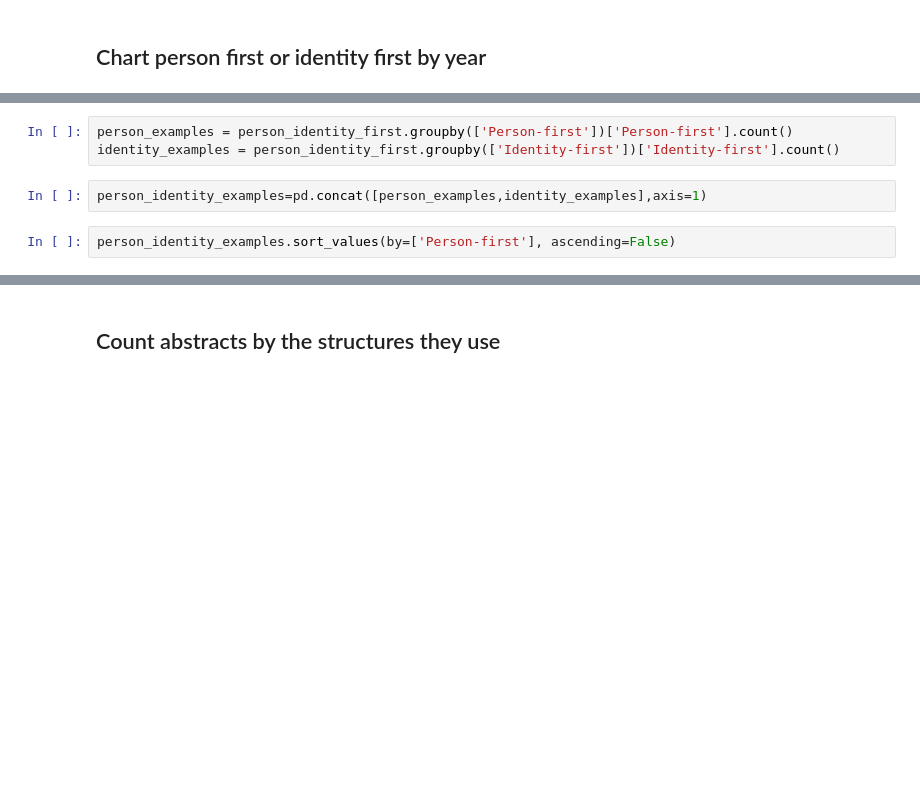
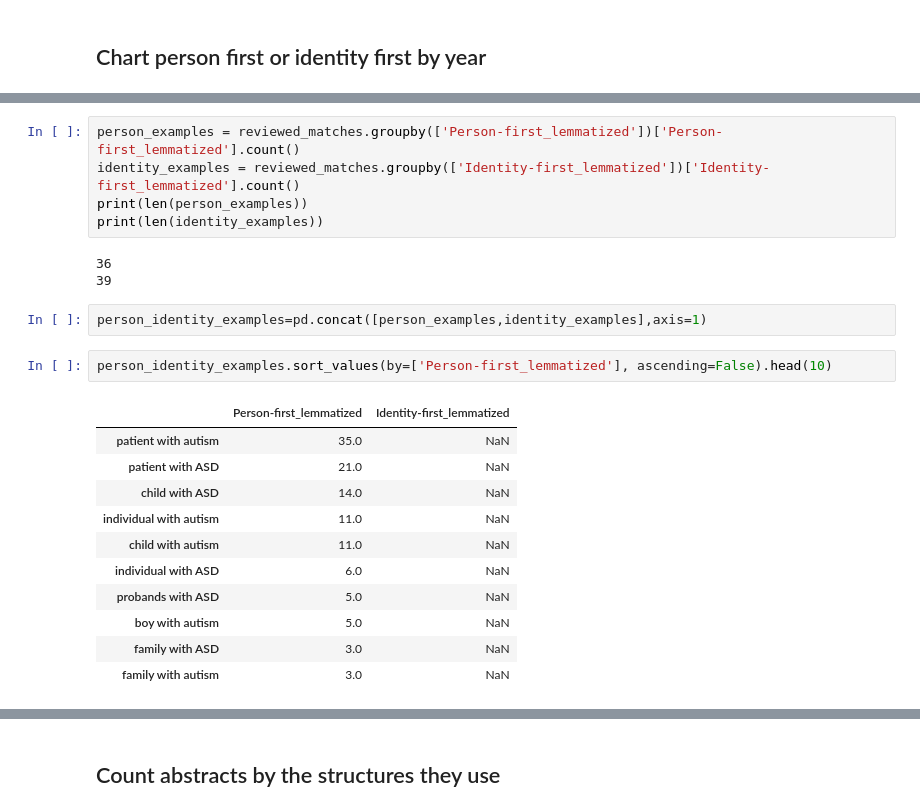
Before and after one commit to UKDataServiceOpen/Person_Identy_First_Language, a Jupyter notebook: 2023_Second_analysis/code/3_Pattern_matching.ipynb, the cells around one changed output, grey strips where cells are left out. Saved outputs shown, nothing was run; the diff lists cells and outputs as text; blank space fills up the shorter version.

```diff
--- a/2023_Second_analysis/code/3_Pattern_matching.ipynb
+++ b/2023_Second_analysis/code/3_Pattern_matching.ipynb
@@ -358,8 +422,25 @@ plt.show()
 # %%
-person_examples = person_identity_first.groupby(['Person-first'])['Person-first'].count()
-identity_examples = person_identity_first.groupby(['Identity-first'])['Identity-first'].count()
+person_examples = reviewed_matches.groupby(['Person-first_lemmatized'])['Person-first_lemmatized'].count()
+identity_examples = reviewed_matches.groupby(['Identity-first_lemmatized'])['Identity-first_lemmatized'].count()
+print(len(person_examples))
+print(len(identity_examples))
+# %% [output]
+36
+39
 # %%
 person_identity_examples=pd.concat([person_examples,identity_examples],axis=1)
 # %%
-person_identity_examples.sort_values(by=['Person-first'], ascending=False)
+person_identity_examples.sort_values(by=['Person-first_lemmatized'], ascending=False).head(10)
+# %% [output]
+|  | Person-first_lemmatized | Identity-first_lemmatized |
+| patient with autism | 35.0 | NaN |
+| patient with ASD | 21.0 | NaN |
+| child with ASD | 14.0 | NaN |
+| individual with autism | 11.0 | NaN |
+| child with autism | 11.0 | NaN |
+| individual with ASD | 6.0 | NaN |
+| probands with ASD | 5.0 | NaN |
+| boy with autism | 5.0 | NaN |
+| family with ASD | 3.0 | NaN |
+| family with autism | 3.0 | NaN |
 # %%
```
Also changed, not shown: parts of 25 cells of this notebook, 5 other files.
